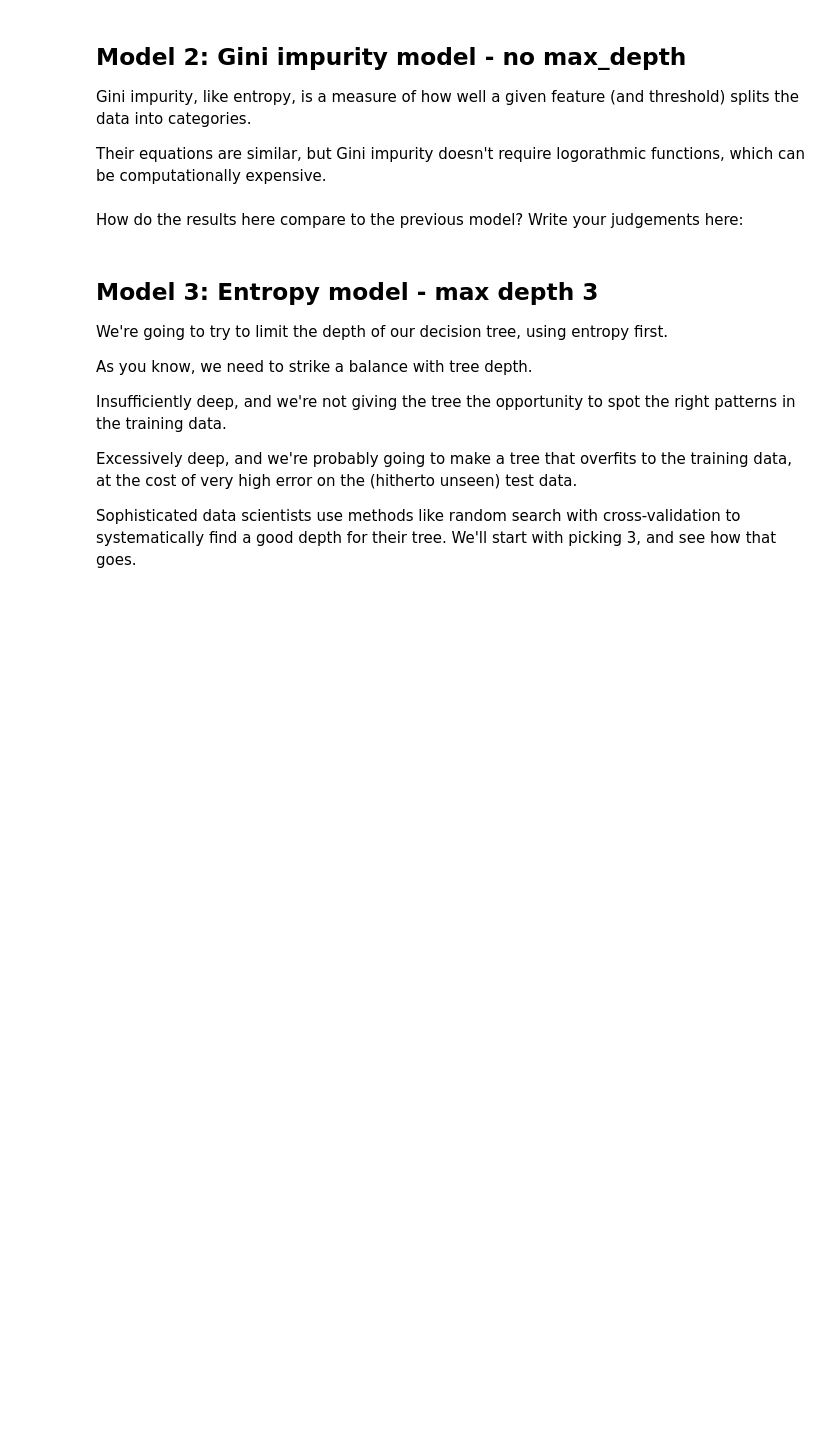
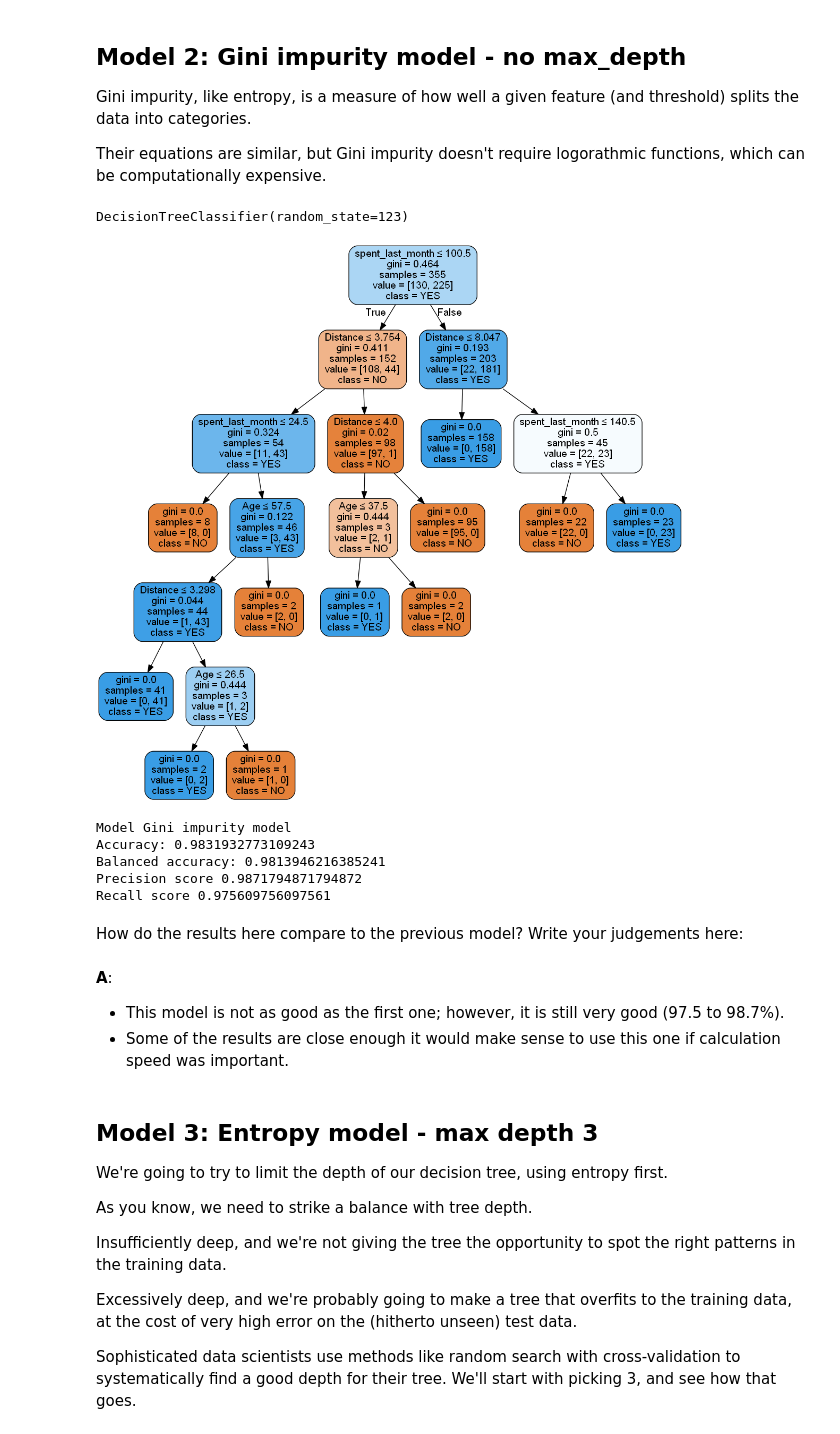
Before and after one commit to JasonCaldwellMBA/Decision_Tree_Specialty_Coffee, a Jupyter notebook: Springboard Decision Tree Specialty Coffee Case Study - Tier 3.ipynb, the cells around one changed output. Drawn from its saved outputs; the diff is of its cells as text; code cells hidden in the pictures; blank space fills up the shorter version.

Commit message:
Complete models section

```diff
--- a/Springboard Decision Tree Specialty Coffee Case Study - Tier 3.ipynb
+++ b/Springboard Decision Tree Specialty Coffee Case Study - Tier 3.ipynb
@@ -411,26 +423,32 @@ Their equations are similar, but Gini impurity doesn't require logorathmic funct
 # %%
 # Make a variable called gini_model, and assign it exactly what you assigned entr_model with above, but with the
 # criterion changed to 'gini'
-_ _ _
+gini_model = tree.DecisionTreeClassifier(criterion="gini", random_state=123)
 
 # Call fit() on the gini_model as you did with the entr_model
-_ _ _
+gini_model.fit(X_train, y_train)
 
 # Call predict() on the gini_model as you did with the entr_model
-_ _ _
+y_pred = gini_model.predict(X_test)
 
 # Turn y_pred into a series, as before
-_ _ _
+pd.Series(y_pred)
 
 # Check out gini_model
-_ _ _
+gini_model
+# %% [output]
+DecisionTreeClassifier(random_state=123)
 # %%
 # As before, but make the model name gini_model
-_ _ _
-_ _ _
+dot_data = StringIO()
+tree.export_graphviz(gini_model, out_file=dot_data, filled=True, rounded=True, special_characters=True,
+                     feature_names=X_train.columns, class_names=["NO", "YES"])
 
 # Alternatively for class_names use gini_model.classes_
-_ _ _
+graph = pydotplus.graph_from_dot_data(dot_data.getvalue())
+Image(graph.create_png())
+# %% [output]
+[figure, added]
 # %%
 # Run this block for model evaluation
 print("Model Gini impurity model")
@@ -438,8 +456,18 @@ print("Accuracy:", metrics.accuracy_score(y_test,y_pred))
 print("Balanced accuracy:", metrics.balanced_accuracy_score(y_test,y_pred))
 print('Precision score' , metrics.precision_score(y_test,y_pred, pos_label = "YES"))
 print('Recall score' , metrics.recall_score(y_test,y_pred, pos_label = "NO"))
+# %% [output]
+Model Gini impurity model
+Accuracy: 0.9831932773109243
+Balanced accuracy: 0.9813946216385241
+Precision score 0.9871794871794872
+Recall score 0.975609756097561
 # %% [markdown]
 How do the results here compare to the previous model? Write your judgements here:
+# %% [markdown]
+__A__:
+- This model is not as good as the first one; however, it is still very good (97.5 to 98.7%).
+- Some of the results are close enough it would make sense to use this one if calculation speed was important.
 # %% [markdown]
 ## Model 3: Entropy model - max depth 3
 We're going to try to limit the depth of our decision tree, using entropy first.
```
Also changed, not shown: parts of 12 cells of this notebook.
